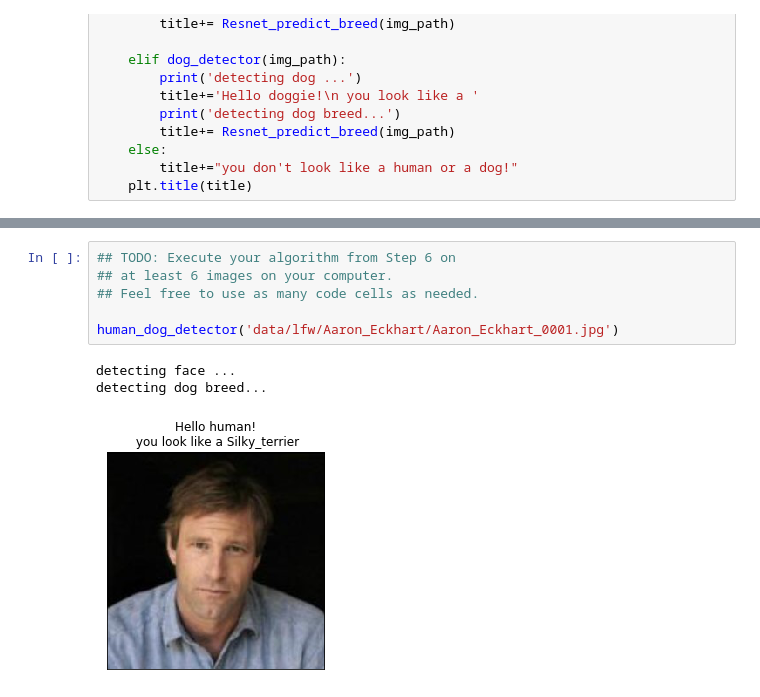
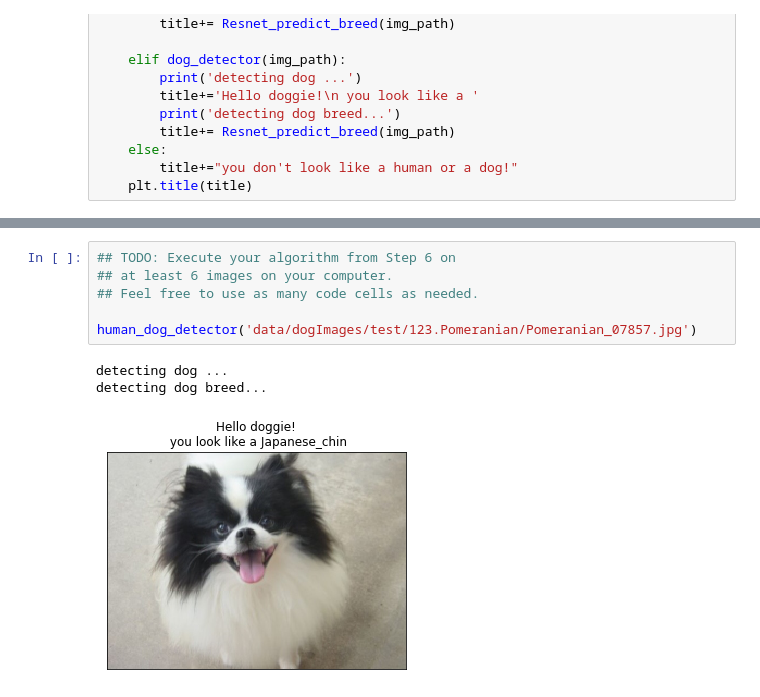
Before and after one commit to alirezadir/dog-project, a Jupyter notebook: dog_app.ipynb, the cells around one changed output, grey strips where cells are left out. Saved outputs shown, nothing was run; the diff lists cells and outputs as text.

```diff
--- a/dog_app.ipynb
+++ b/dog_app.ipynb
@@ -802,10 +784,10 @@ __Answer:__
 # %%
 ## TODO: Execute your algorithm from Step 6 on
 ## at least 6 images on your computer.
 ## Feel free to use as many code cells as needed.
 
-human_dog_detector('data/lfw/Aaron_Eckhart/Aaron_Eckhart_0001.jpg')
+human_dog_detector('data/dogImages/test/123.Pomeranian/Pomeranian_07857.jpg')
 # %% [output]
-detecting face ...
+detecting dog ...
 detecting dog breed...
-[figure, old version]
+[figure, new version]
```
Also changed, not shown: parts of 21 cells of this notebook, 1 other file.
